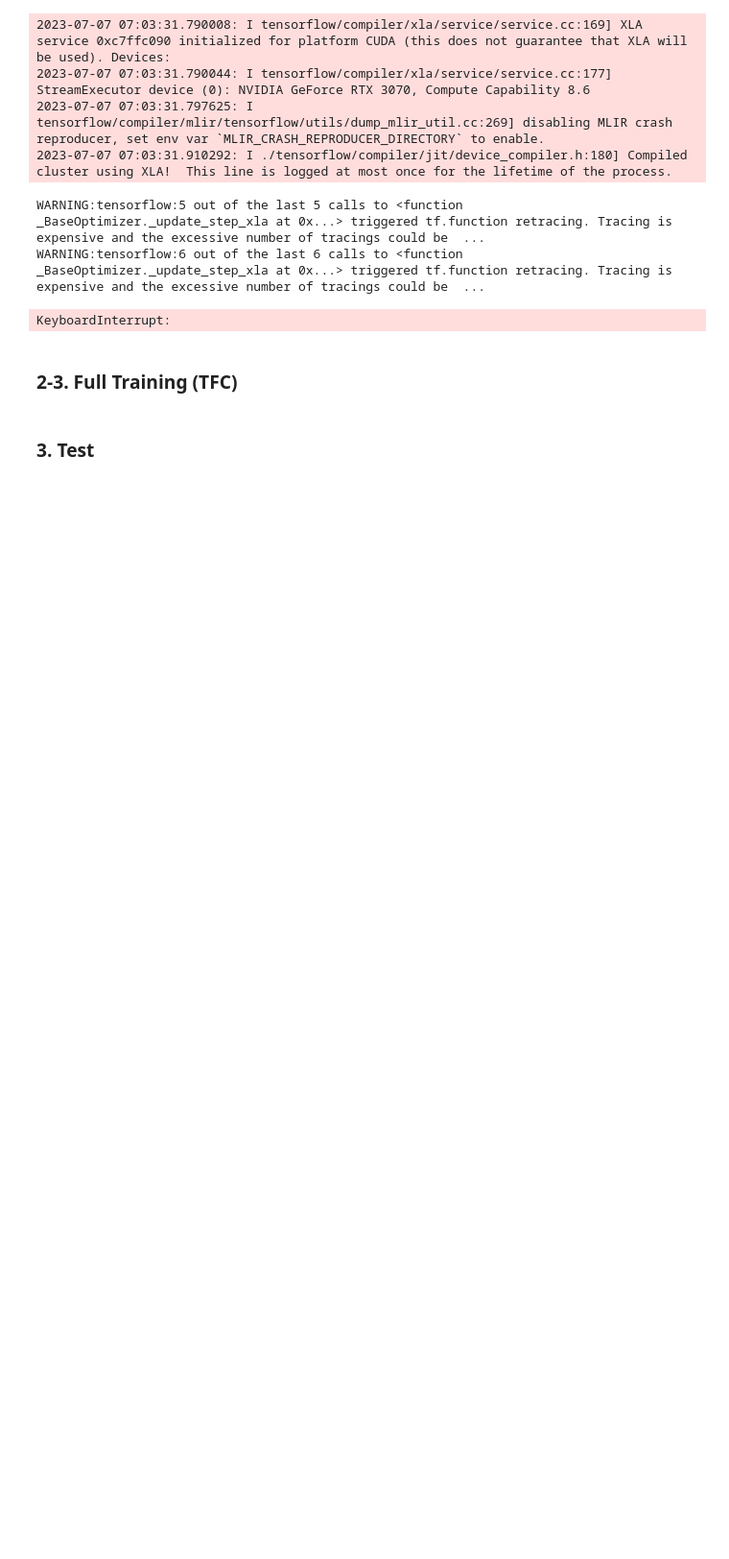
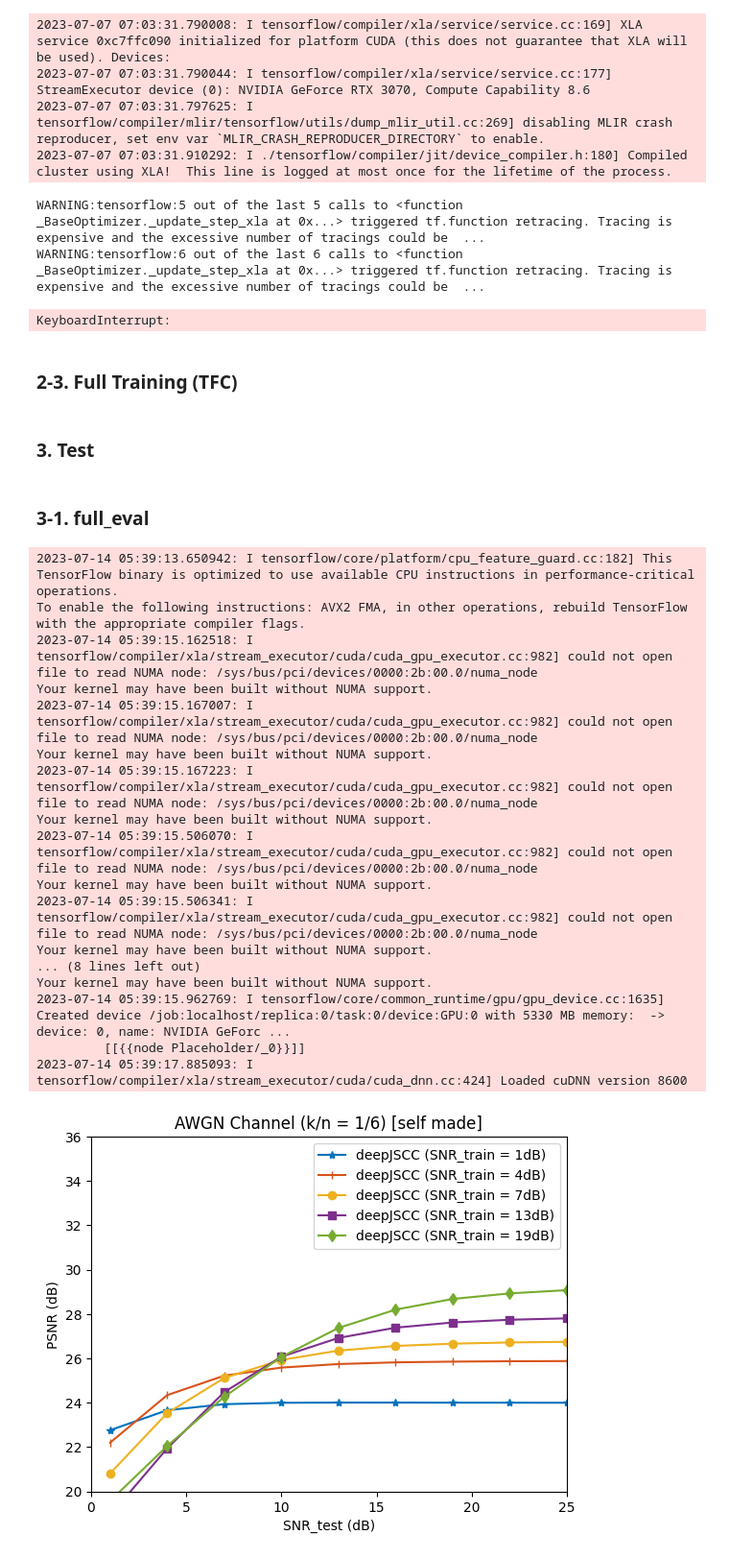
Before and after one commit to wintersummer01/deepJSCC, a Jupyter notebook: deepJSCC.ipynb, the cells around one changed output. Shown: that part at 96% size. Saved outputs shown, nothing was run; the diff lists cells and outputs as text; code cells hidden in the pictures; blank space fills up the shorter version.

```diff
--- a/deepJSCC.ipynb
+++ b/deepJSCC.ipynb
@@ -303,3 +303,61 @@ plt.xlabel('SNR_test (dB)')
 plt.ylabel('PSNR (dB)')
 plt.legend()
 plt.show()
+# %% [markdown]
+### 3-1. full_eval
+# %%
+from tqdm import tqdm
+import numpy as np
+import tensorflow as tf
+import matplotlib.pyplot as plt
+from utils.datasets import getTestDataset
+from models.model_tfc import jsccEnd2End_tfc
+
+dataset_root = '/workspace/dataset/cifar-10-batches-py'
+test_ds, shape = getTestDataset(dataset_root)
+
+BW = 6
+train_SNRs = [1, 4, 7, 13, 19]
+plot_color = ['#0072bd', '#d95319', '#edb120', '#7e2f8e', '#77ac30']
+plot_marker = ['-*', '-|', '-o', '-s', '-d']
+test_SNRs = [1, 4, 7, 10, 13, 16, 19 ,22, 25]
+
+for i, train_SNR in enumerate(train_SNRs):
+    model_dir = f'./logs/BW{BW}_{train_SNR}dB/weights'
+    avg_PSNR = []
+
+    for test_SNR in tqdm(test_SNRs):
+        test_model = jsccEnd2End_tfc(shape, 1/BW, test_SNR)
+        test_model.load_weights(model_dir)
+        PSNRs = []
+        for image in test_ds:
+            output = test_model(image)
+            PSNRs.append(tf.image.psnr(image, output, max_val=255))
+        avg_PSNR.append(np.mean(PSNRs))
+    plt.plot(test_SNRs, avg_PSNR, plot_marker[i], color=plot_color[i], label=f'deepJSCC (SNR_train = {train_SNR}dB)')
+
+plt.title(f'AWGN Channel (k/n = 1/{BW}) [self made]')
+plt.xlabel('SNR_test (dB)')
+plt.ylabel('PSNR (dB)')
+plt.axis((0, 25, 20, 36))
+plt.legend()
+plt.show()
+# %% [output]
+2023-07-14 05:39:13.650942: I tensorflow/core/platform/cpu_feature_guard.cc:182] This TensorFlow binary is optimized to use available CPU instructions in performance-critical operations.
+To enable the following instructions: AVX2 FMA, in other operations, rebuild TensorFlow with the appropriate compiler flags.
+2023-07-14 05:39:15.162518: I tensorflow/compiler/xla/stream_executor/cuda/cuda_gpu_executor.cc:982] could not open file to read NUMA node: /sys/bus/pci/devices/0000:2b:00.0/numa_node
+Your kernel may have been built without NUMA support.
+2023-07-14 05:39:15.167007: I tensorflow/compiler/xla/stream_executor/cuda/cuda_gpu_executor.cc:982] could not open file to read NUMA node: /sys/bus/pci/devices/0000:2b:00.0/numa_node
+Your kernel may have been built without NUMA support.
+2023-07-14 05:39:15.167223: I tensorflow/compiler/xla/stream_executor/cuda/cuda_gpu_executor.cc:982] could not open file to read NUMA node: /sys/bus/pci/devices/0000:2b:00.0/numa_node
+Your kernel may have been built without NUMA support.
+2023-07-14 05:39:15.506070: I tensorflow/compiler/xla/stream_executor/cuda/cuda_gpu_executor.cc:982] could not open file to read NUMA node: /sys/bus/pci/devices/0000:2b:00.0/numa_node
+Your kernel may have been built without NUMA support.
+2023-07-14 05:39:15.506341: I tensorflow/compiler/xla/stream_executor/cuda/cuda_gpu_executor.cc:982] could not open file to read NUMA node: /sys/bus/pci/devices/0000:2b:00.0/numa_node
+Your kernel may have been built without NUMA support.
+... (8 lines left out)
+Your kernel may have been built without NUMA support.
+2023-07-14 05:39:15.962769: I tensorflow/core/common_runtime/gpu/gpu_device.cc:1635] Created device /job:localhost/replica:0/task:0/device:GPU:0 with 5330 MB memory:  -> device: 0, name: NVIDIA GeForc ...
+         [[{{node Placeholder/_0}}]]
+2023-07-14 05:39:17.885093: I tensorflow/compiler/xla/stream_executor/cuda/cuda_dnn.cc:424] Loaded cuDNN version 8600
+[figure, added]
```
Also changed, not shown: parts of 2 cells of this notebook, 4 other files.
